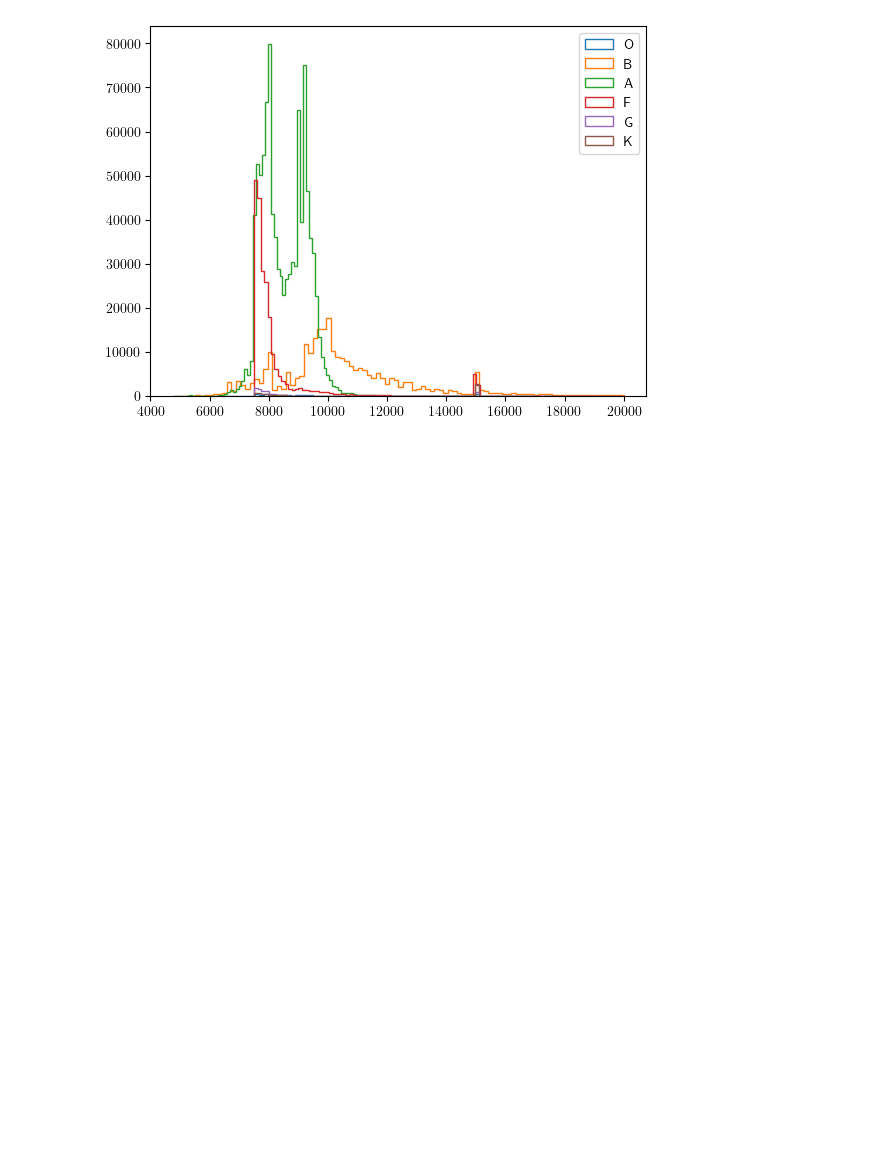
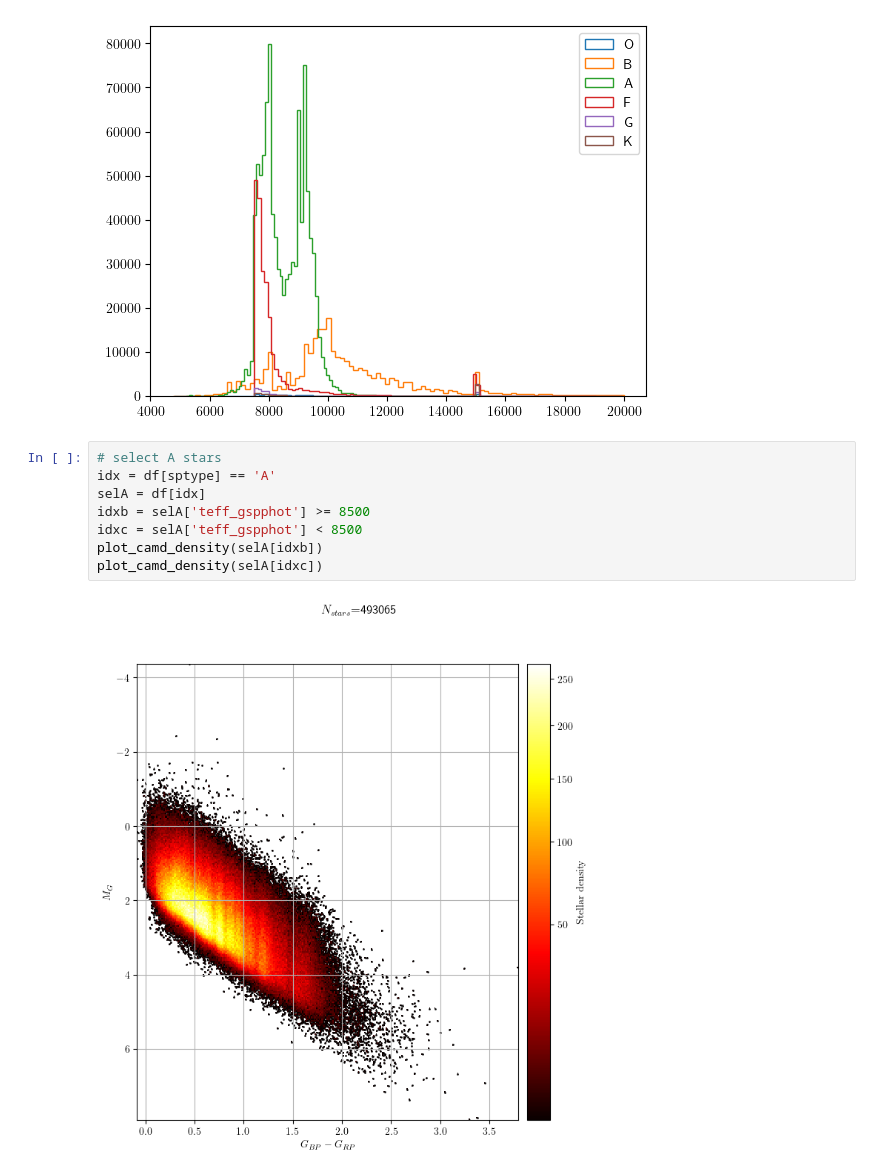
Before and after one commit to LSSTDESC/sn_pipe, a Jupyter notebook: notebooks/cat_analysis.ipynb, the cells around one changed output. Saved outputs shown, nothing was run; the diff lists cells and outputs as text; blank space fills up the shorter version.

```diff
--- a/notebooks/cat_analysis.ipynb
+++ b/notebooks/cat_analysis.ipynb
@@ -117,3 +120,13 @@ ax.legend()
 # %% [output]
 <matplotlib.legend.Legend at 0x...>
 [figure]
+# %%
+# select A stars
+idx = df[sptype] == 'A'
+selA = df[idx]
+idxb = selA['teff_gspphot'] >= 8500
+idxc = selA['teff_gspphot'] < 8500
+plot_camd_density(selA[idxb])
+plot_camd_density(selA[idxc])
+# %% [output]
+[figure, added]
```
Also changed, not shown: parts of 5 cells of this notebook.
